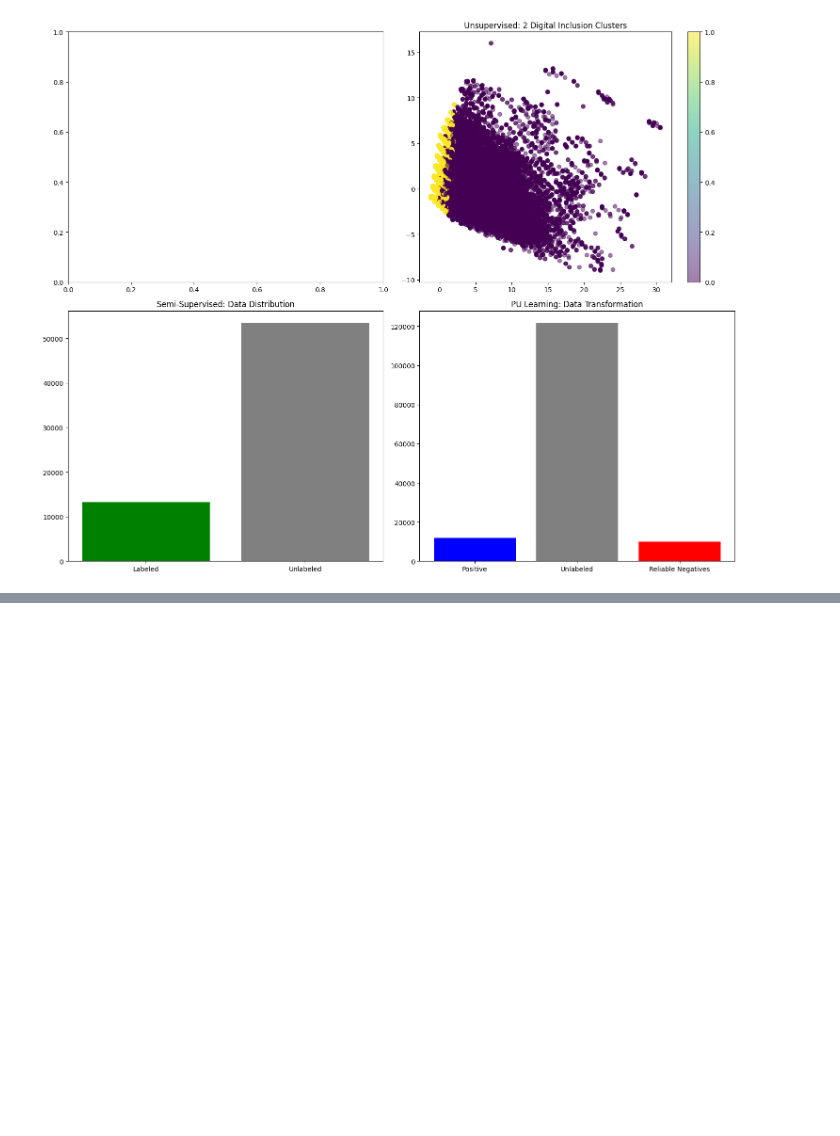
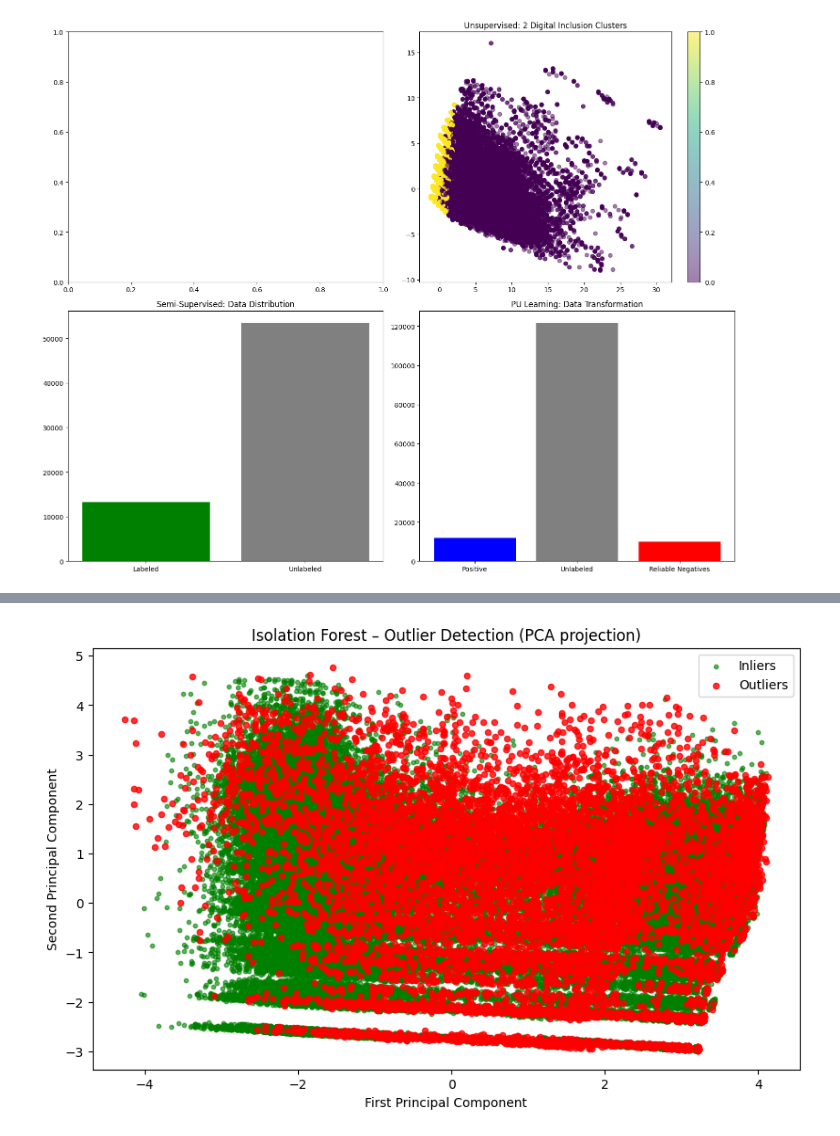
Before and after one commit to Se-babe/Internet_Acess_ML_project, a Jupyter notebook: predicting_internet_access.ipynb, the cells around one changed output, grey strips where cells are left out. Drawn from its saved outputs; the diff is of its cells as text; code cells hidden in the pictures; blank space fills up the shorter version.

Commit message:
Push project without CSV datasets

```diff
--- a/predicting_internet_access.ipynb
+++ b/predicting_internet_access.ipynb
@@ -2856,0 +3624,87 @@ plt.show()
+# %%
+# =====================================================
+# ISOLATION FOREST (unsupervised anomaly detection)
+# Assumes X is already loaded and preprocessed
+# =====================================================
+
+from sklearn.ensemble import IsolationForest
+from sklearn.model_selection import train_test_split
+import matplotlib.pyplot as plt
+import numpy as np
+import pandas as pd
+import time
+
+# ---------------------------
+# 1. (Optional) Train/Test Split – but Isolation Forest is unsupervised,
+#    so we can use all data. However, we can still split to evaluate
+#    consistency (optional).
+# ---------------------------
+# If you want to use all data for training and then predict on same:
+X_train, X_test = train_test_split(X, test_size=0.2, random_state=42)
+print(f"Train size: {X_train.shape[0]}, Test size: {X_test.shape[0]}")
+
+# ---------------------------
+# 2. TRAIN ISOLATION FOREST
+# ---------------------------
+iso_forest = IsolationForest(
+    n_estimators=100,          # number of base trees
+    contamination=0.1,          # expected proportion of outliers (adjust as needed)
+    random_state=42,
+    n_jobs=-1                   # use all CPU cores
+)
+
+print("\n🚀 Training Isolation Forest...")
+start = time.time()
+iso_forest.fit(X_train)         # fit on training data (unsupervised)
+elapsed = time.time() - start
+print(f"✅ Done in {elapsed:.2f} seconds")
+
+# ---------------------------
+# 3. PREDICT OUTLIERS
+# ---------------------------
+# Predict returns: 1 for inliers, -1 for outliers
+train_preds = iso_forest.predict(X_train)
+test_preds = iso_forest.predict(X_test)
+
+# Anomaly scores (lower = more anomalous)
+train_scores = iso_forest.decision_function(X_train)
+test_scores = iso_forest.decision_function(X_test)
+
+print(f"\nOutliers in training set: {(train_preds == -1).sum()} ({(train_preds == -1).mean()*100:.2f}%)")
+print(f"Outliers in test set:     {(test_preds == -1).sum()} ({(test_preds == -1).mean()*100:.2f}%)")
+
+# ---------------------------
+# 4. VISUALIZATION (using first two PCA components)
+# ---------------------------
+from sklearn.decomposition import PCA
+
+# Reduce to 2D for plotting
+pca = PCA(n_components=2, random_state=42)
+X_test_2d = pca.fit_transform(X_test)
+
+plt.figure(figsize=(10,6))
+
+# Plot inliers (green) and outliers (red)
+inliers = X_test_2d[test_preds == 1]
+outliers = X_test_2d[test_preds == -1]
+
+plt.scatter(inliers[:,0], inliers[:,1], c='green', label='Inliers', alpha=0.6, s=10)
+plt.scatter(outliers[:,0], outliers[:,1], c='red', label='Outliers', alpha=0.8, s=20)
+
+plt.title('Isolation Forest – Outlier Detection (PCA projection)')
+plt.xlabel('First Principal Component')
+plt.ylabel('Second Principal Component')
+plt.legend()
+plt.show()
+
+# ---------------------------
+# 5. (Optional) INTERPRET OUTLIERS
+# ---------------------------
+# If you want to see which households are outliers, you can add predictions
+# to your original dataframe (be careful with indexing).
+# Example:
+# df_test = X_test.copy()
+# df_test['outlier'] = test_preds
+# df_test['score'] = test_scores
+# print(df_test.head())
+# %% [output]
@@ -2856,0 +3718 @@ plt.show()
+[figure, added]
```
Also changed, not shown: parts of 36 cells of this notebook, 14 other files.
